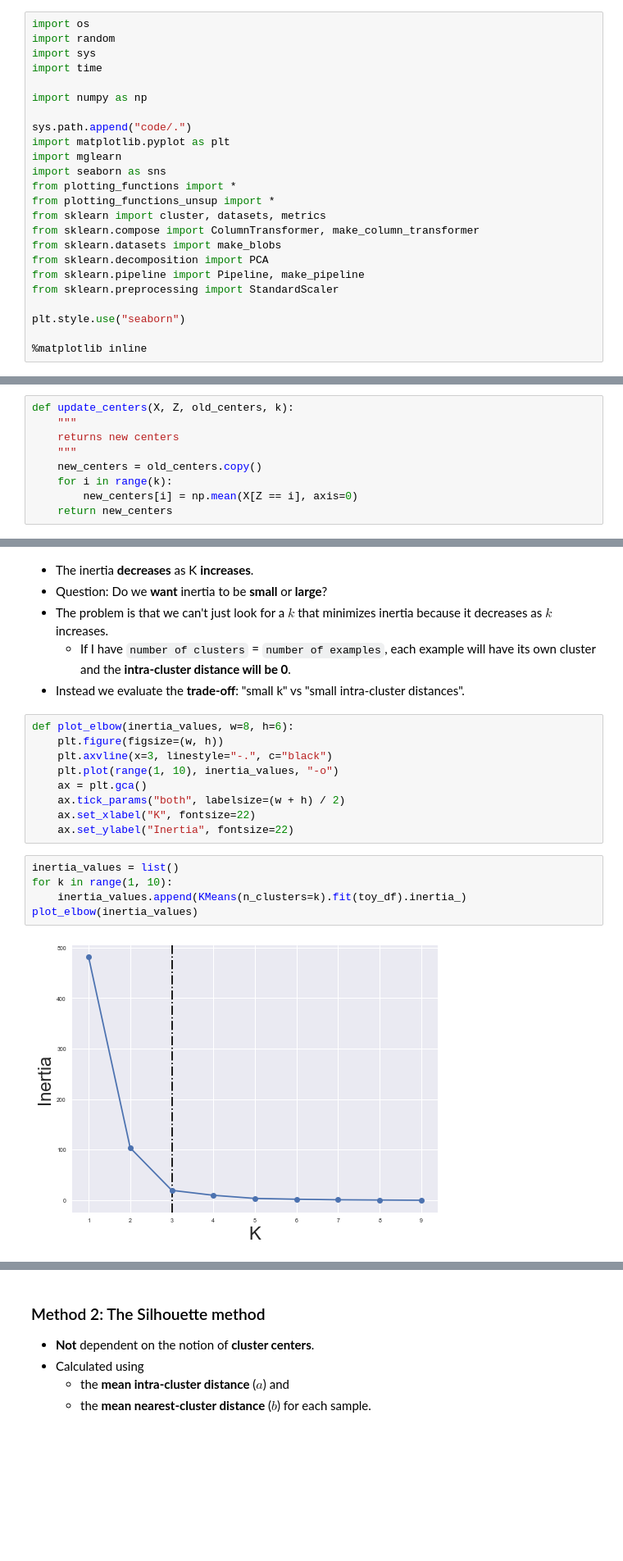
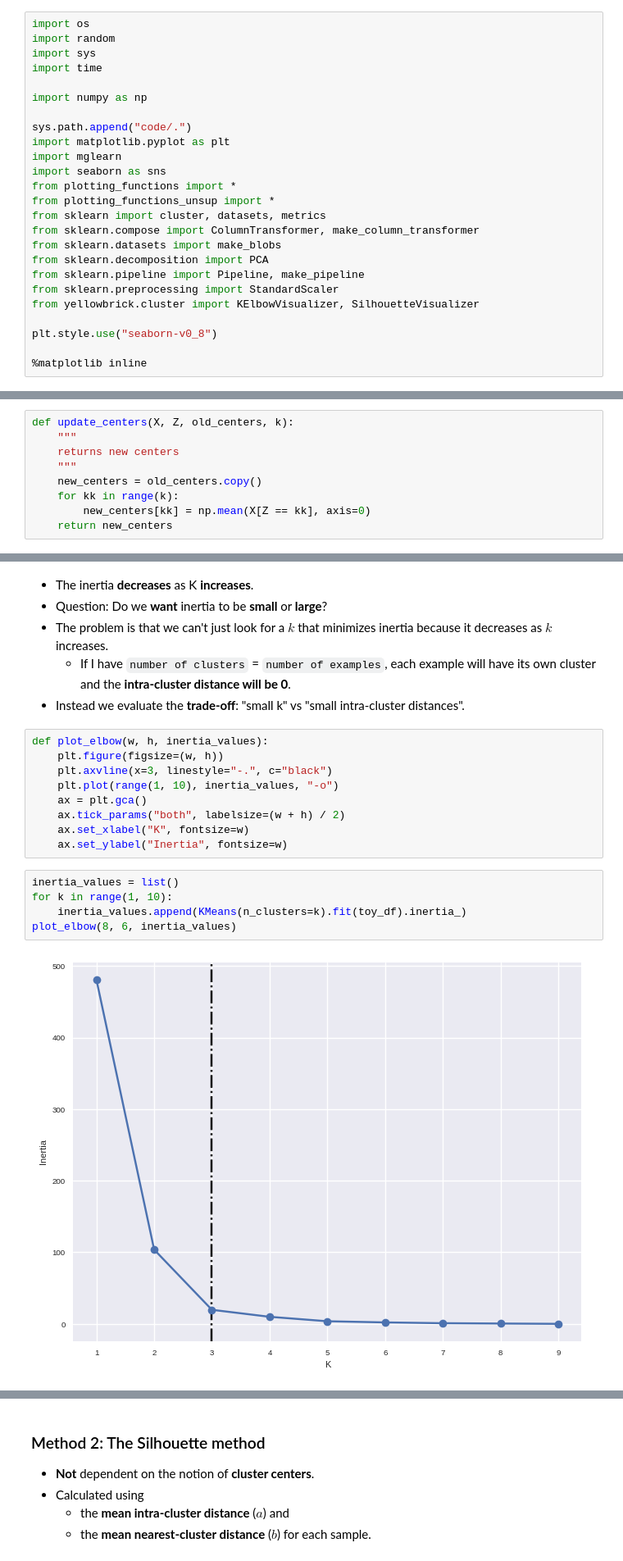
Before and after one commit to UBC-CS/cpsc330-2023s, a Jupyter notebook: lectures/14_k-means-clustering.ipynb, the cells around one changed output, grey strips where cells are left out. Shown at 82% size. Saved outputs shown, nothing was run; the diff lists cells and outputs as text; blank space fills up the shorter version.

```diff
--- a/lectures/14_k-means-clustering.ipynb
+++ b/lectures/14_k-means-clustering.ipynb
@@ -28,7 +33,8 @@ from sklearn.datasets import make_blobs
 from sklearn.decomposition import PCA
 from sklearn.pipeline import Pipeline, make_pipeline
 from sklearn.preprocessing import StandardScaler
+from yellowbrick.cluster import KElbowVisualizer, SilhouetteVisualizer
 
-plt.style.use("seaborn")
+plt.style.use("seaborn-v0_8")
 
 %matplotlib inline
@@ -690,8 +697,8 @@ def update_centers(X, Z, old_centers, k):
     returns new centers
     """
     new_centers = old_centers.copy()
-    for i in range(k):
-        new_centers[i] = np.mean(X[Z == i], axis=0)
+    for kk in range(k):
+        new_centers[kk] = np.mean(X[Z == kk], axis=0)
     return new_centers
 # %% [markdown]
 ### Iteration 1: Step 1
@@ -1019,21 +1004,21 @@ pd.DataFrame(d)
     - If I have `number of clusters` = `number of examples`, each example will have its own cluster and the **intra-cluster distance will be 0**.
 - Instead we evaluate the **trade-off**: "small k" vs "small intra-cluster distances".
 # %%
-def plot_elbow(inertia_values, w=8, h=6):
+def plot_elbow(w, h, inertia_values):
     plt.figure(figsize=(w, h))
     plt.axvline(x=3, linestyle="-.", c="black")
     plt.plot(range(1, 10), inertia_values, "-o")
     ax = plt.gca()
     ax.tick_params("both", labelsize=(w + h) / 2)
-    ax.set_xlabel("K", fontsize=22)
-    ax.set_ylabel("Inertia", fontsize=22)
+    ax.set_xlabel("K", fontsize=w)
+    ax.set_ylabel("Inertia", fontsize=w)
 # %%
 inertia_values = list()
 for k in range(1, 10):
     inertia_values.append(KMeans(n_clusters=k).fit(toy_df).inertia_)
-plot_elbow(inertia_values)
+plot_elbow(8, 6, inertia_values)
 # %% [output]
-[figure, old version]
+[figure, new version]
 # %% [markdown]
 - From the above plot, we could argue that three clusters (the point of inflection on the curve) are enough.
 - The inertia decreases when clusters are greater than 3. However it's not a big improvement and so we prefer K=3.
```
Also changed, not shown: parts of 168 cells of this notebook.
